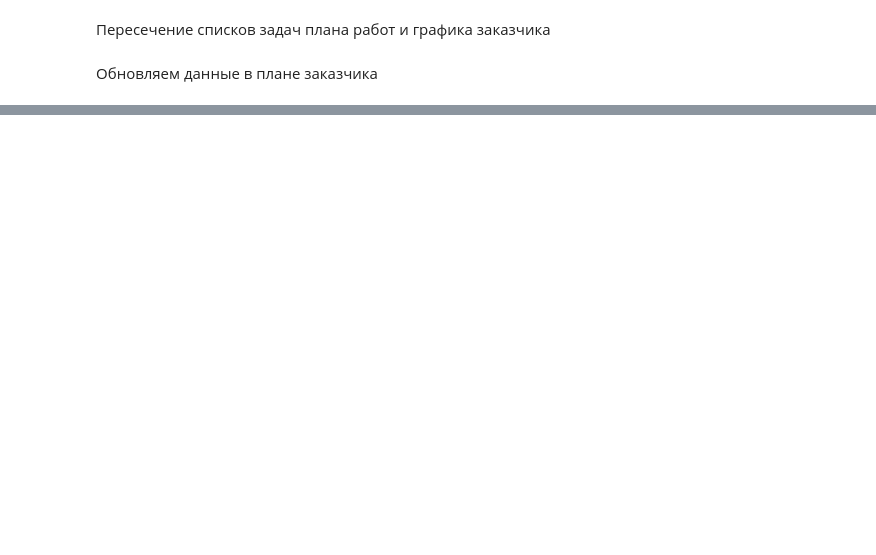
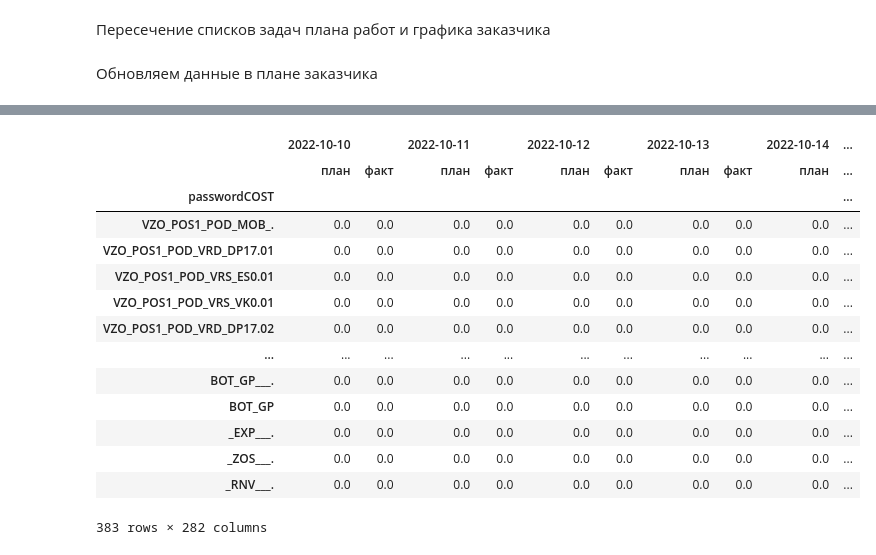
Before and after one commit to AlexeyTri/PROJECT_SCOOL, a Jupyter notebook: ActualGraphic.ipynb, the cells around one changed output, grey strips where cells are left out. Cells and saved outputs as stored; diff of their text form; code cells hidden in the pictures; blank space fills up the shorter version.

```diff
--- a/ActualGraphic.ipynb
+++ b/ActualGraphic.ipynb
@@ -105,0 +245,33 @@ df_graph.to_excel('Сводный план-график {} иса.xlsx'.format('
+# %%
+graf.drop(graf.index[1:10], axis=1, inplace=True)
+# %%
+newColumnsIndex = [pd.to_datetime(pd.Series(graf.iloc[0].values[1:]).apply(lambda x: str(x)), format='%d.%m.%Y'), graf.iloc[1][1:].values]
+# %%
+graf.rename(columns={0: 'passwordCOST'}, inplace=True)
+# %%
+graf = graf.set_index("passwordCOST")
+graf = pd.DataFrame(graf.values, index=graf.index, columns=newColumnsIndex)
+graf.drop(graf.index[:2], axis=0, inplace=True)
+for i in graf.columns:
+    graf[i] = graf[i].map(lambda x: pd.to_numeric(re.sub("[^0-9 +,]", "", x).replace(',','.')))
+# %%
+graf.fillna(0, inplace=True)
+graf.sort_index(axis=0, level=1, ascending=True)
+graf = graf[graf.index > '']
+graf
+# %% [output]
+|  | 2022-10-10 |  | 2022-10-11 |  | 2022-10-12 |  | 2022-10-13 |  | 2022-10-14 | ... |
+|  | план | факт | план | факт | план | факт | план | факт | план | ... |
+| passwordCOST |  |  |  |  |  |  |  |  |  | ... |
+| VZO_POS1_POD_MOB_. | 0.0 | 0.0 | 0.0 | 0.0 | 0.0 | 0.0 | 0.0 | 0.0 | 0.0 | ... |
+| VZO_POS1_POD_VRD_DP17.01 | 0.0 | 0.0 | 0.0 | 0.0 | 0.0 | 0.0 | 0.0 | 0.0 | 0.0 | ... |
+| VZO_POS1_POD_VRS_ES0.01 | 0.0 | 0.0 | 0.0 | 0.0 | 0.0 | 0.0 | 0.0 | 0.0 | 0.0 | ... |
+| VZO_POS1_POD_VRS_VK0.01 | 0.0 | 0.0 | 0.0 | 0.0 | 0.0 | 0.0 | 0.0 | 0.0 | 0.0 | ... |
+| VZO_POS1_POD_VRD_DP17.02 | 0.0 | 0.0 | 0.0 | 0.0 | 0.0 | 0.0 | 0.0 | 0.0 | 0.0 | ... |
+| ... | ... | ... | ... | ... | ... | ... | ... | ... | ... | ... |
+| BOT_GP___. | 0.0 | 0.0 | 0.0 | 0.0 | 0.0 | 0.0 | 0.0 | 0.0 | 0.0 | ... |
+| BOT_GP | 0.0 | 0.0 | 0.0 | 0.0 | 0.0 | 0.0 | 0.0 | 0.0 | 0.0 | ... |
+| _EXP___. | 0.0 | 0.0 | 0.0 | 0.0 | 0.0 | 0.0 | 0.0 | 0.0 | 0.0 | ... |
+| _ZOS___. | 0.0 | 0.0 | 0.0 | 0.0 | 0.0 | 0.0 | 0.0 | 0.0 | 0.0 | ... |
+| _RNV___. | 0.0 | 0.0 | 0.0 | 0.0 | 0.0 | 0.0 | 0.0 | 0.0 | 0.0 | ... |
+383 rows × 282 columns
```
Also changed, not shown: parts of 61 cells of this notebook.
